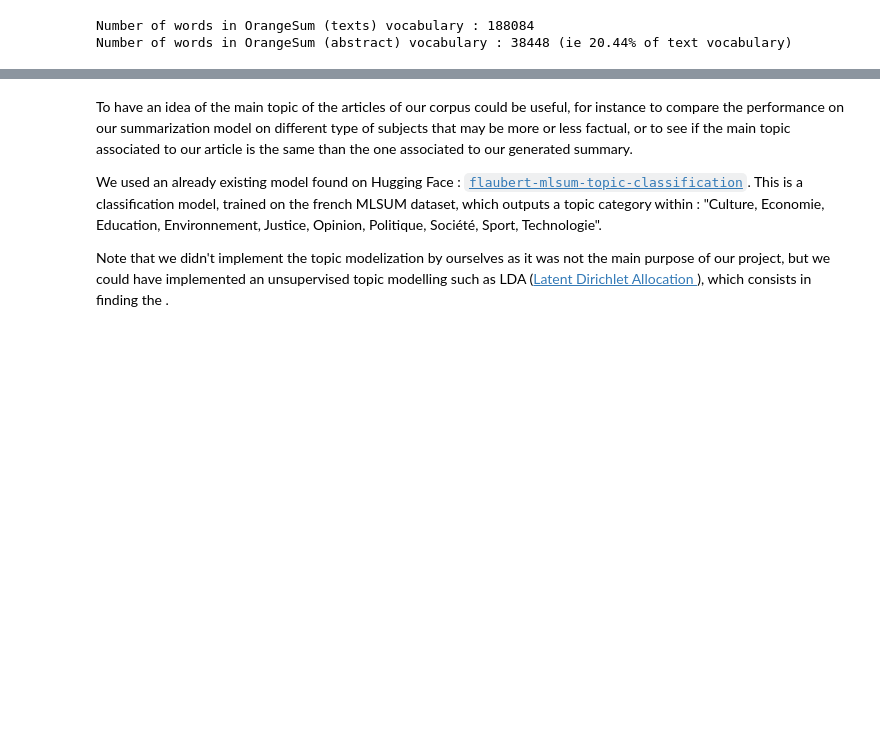
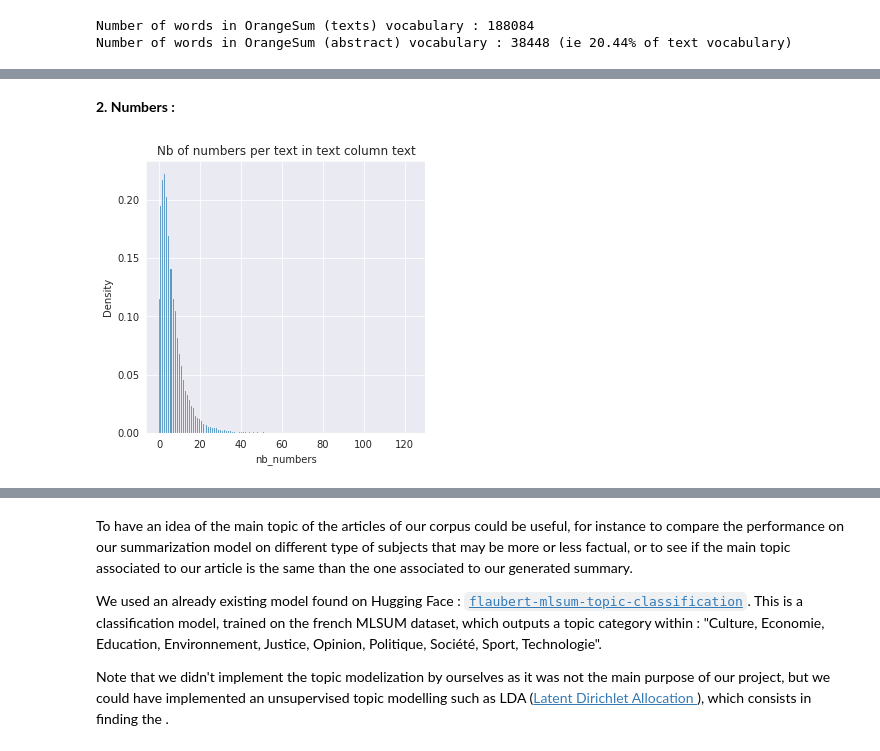
Before and after one commit to gdeni89/NLP-summarization-of-French-written-documents, a Jupyter notebook: NLP_Project.ipynb, the cells around one changed output, grey strips where cells are left out. Saved outputs shown, nothing was run; the diff lists cells and outputs as text; code cells hidden in the pictures; blank space fills up the shorter version.

```diff
--- a/NLP_Project.ipynb
+++ b/NLP_Project.ipynb
@@ -599,0 +641,2 @@ def word_distribution (vocabulary, print_most_frequents = None) :
+# %% [markdown]
+**2. Numbers :**
@@ -599,0 +645,24 @@ def word_distribution (vocabulary, print_most_frequents = None) :
+# %%
+def stats_numbers (df, text_column='text') :
+    """
+    Function that realizes statistics on numbers present in the given text columns.
+    To simplify, we just concentrate on all numbers (without separating floats, int, ...)
+    """
+    # create an empty dataframe for our stats to not modify the input
+    n = len(df)
+    stats = pd.DataFrame({'idx':np.arange(n)})
+
+    # extract numbers of texts :
+    number_regex = r'[0-9]+[\.,\,]?[0-9]+'
+    stats['numbers'] = df[text_column].apply(lambda x : list(re.findall(number_regex, x)))
+    stats['nb_numbers'] = stats['numbers'].apply(lambda x : len(x))
+
+    # Plot :
+    fig, ax = plt.subplots(1,1, figsize=(5,5))
+    sns.histplot(data=stats, x="nb_numbers", ax=ax, stat='density')
+    ax.set_title(f'Nb of numbers per text in text column {text_column}')
+    plt.show()
+# %%
+stats_numbers(df_orangesum_train)
+# %% [output]
+[figure, added]
```
Also changed, not shown: parts of 88 cells of this notebook.
